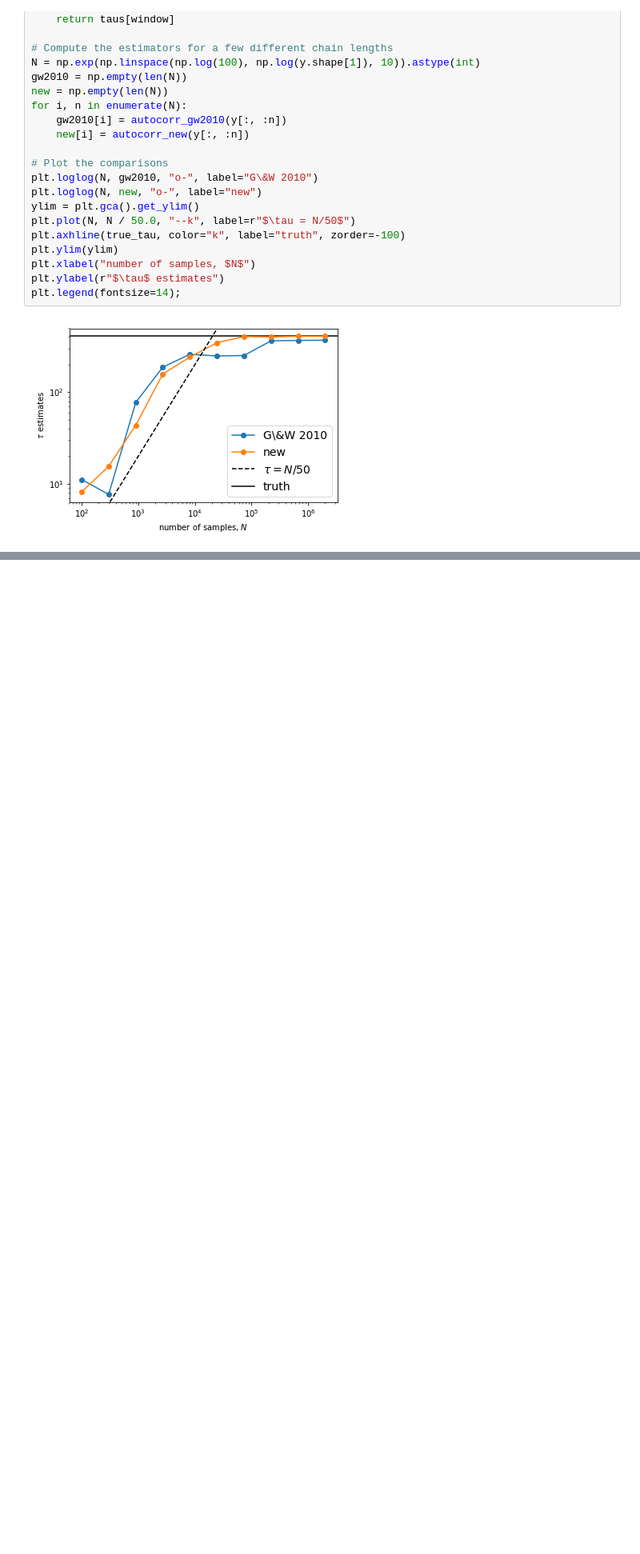
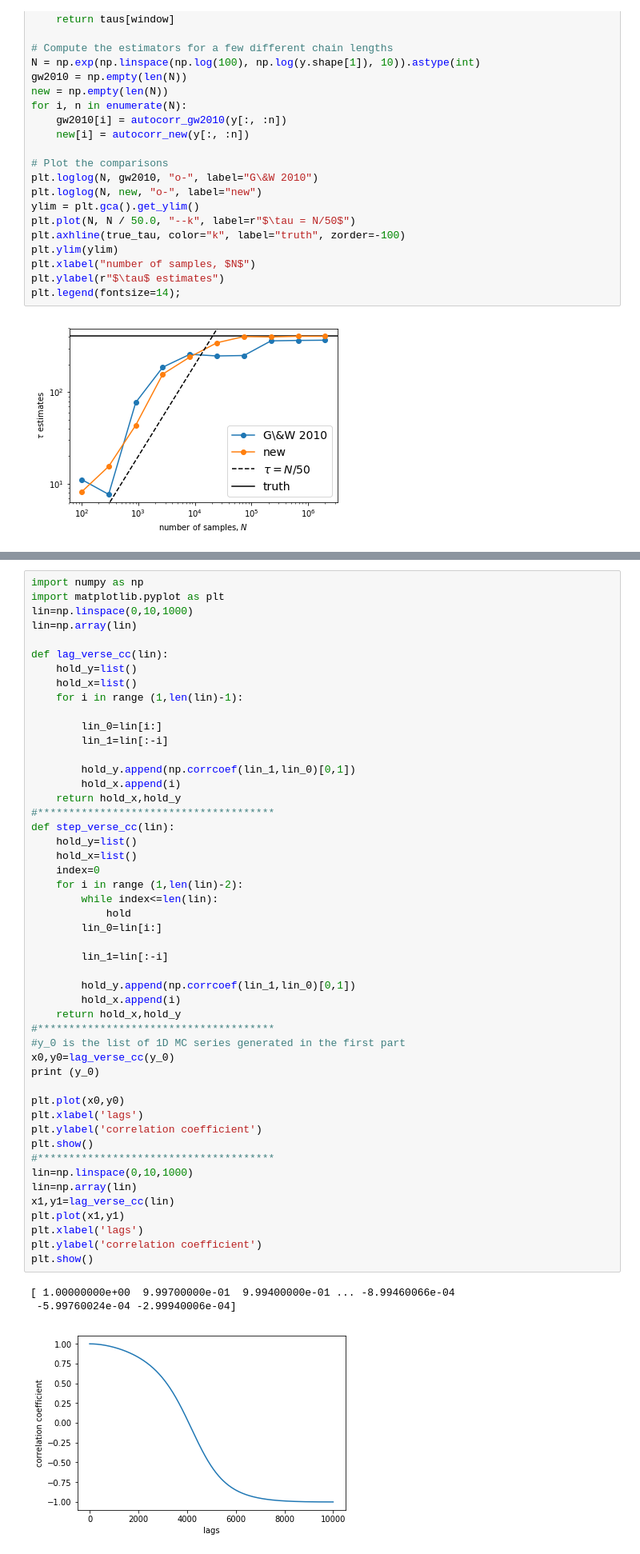
Before and after one commit to kindasad/gudnite, a Jupyter notebook: Research_problem_3.ipynb, the cells around one changed output, grey strips where cells are left out. Shown at 80% size. Cells and saved outputs as stored; diff of their text form; blank space fills up the shorter version.

```diff
--- a/Research_problem_3.ipynb
+++ b/Research_problem_3.ipynb
@@ -152,0 +159,53 @@ plt.legend(fontsize=14);
+# %%
+import numpy as np
+import matplotlib.pyplot as plt
+lin=np.linspace(0,10,1000)
+lin=np.array(lin)
+
+def lag_verse_cc(lin):
+    hold_y=list()
+    hold_x=list()
+    for i in range (1,len(lin)-1):
+
+        lin_0=lin[i:]
+        lin_1=lin[:-i]
+
+        hold_y.append(np.corrcoef(lin_1,lin_0)[0,1])
+        hold_x.append(i)
+    return hold_x,hold_y
+#**************************************
+def step_verse_cc(lin):
+    hold_y=list()
+    hold_x=list()
+    index=0
+    for i in range (1,len(lin)-2):
+        while index<=len(lin):
+            hold
+        lin_0=lin[i:]
+
+        lin_1=lin[:-i]
+
+        hold_y.append(np.corrcoef(lin_1,lin_0)[0,1])
+        hold_x.append(i)
+    return hold_x,hold_y
+#**************************************
+#y_0 is the list of 1D MC series generated in the first part
+x0,y0=lag_verse_cc(y_0)
+print (y_0)
+
+plt.plot(x0,y0)
+plt.xlabel('lags')
+plt.ylabel('correlation coefficient')
+plt.show()
+#**************************************
+lin=np.linspace(0,10,1000)
+lin=np.array(lin)
+x1,y1=lag_verse_cc(lin)
+plt.plot(x1,y1)
+plt.xlabel('lags')
+plt.ylabel('correlation coefficient')
+plt.show()
+# %% [output]
+[ 1.00000000e+00  9.99700000e-01  9.99400000e-01 ... -8.99460066e-04
+ -5.99760024e-04 -2.99940006e-04]
+[figure, added]
```
Also changed, not shown: parts of 12 cells of this notebook.
